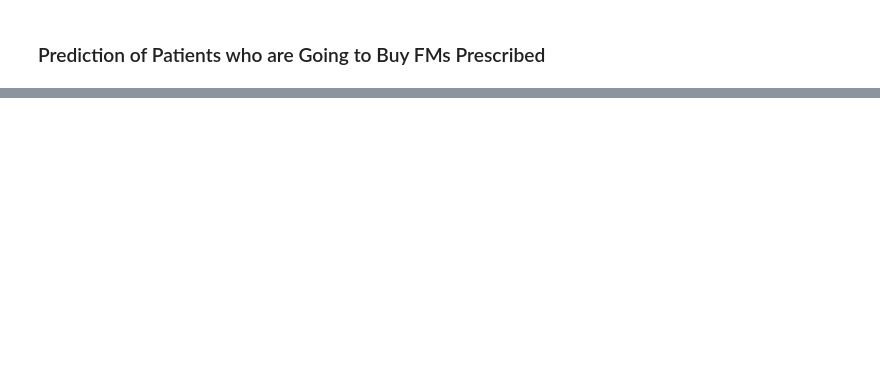
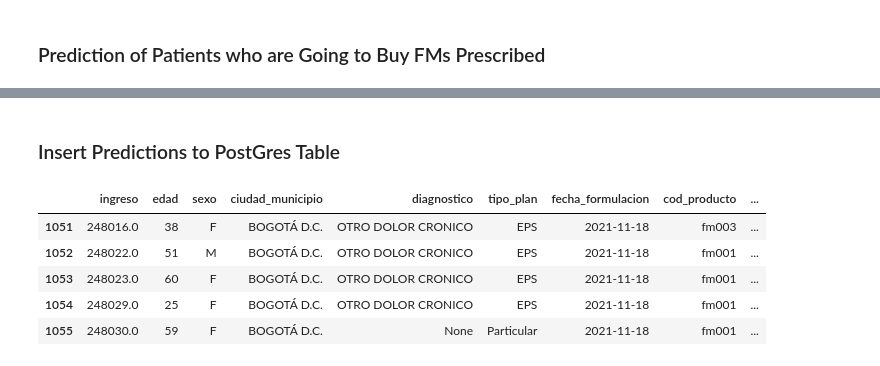
Before and after one commit to princeKike27/Khiron-Next-Buyers-FM, a Jupyter notebook: Next_Buyers_K_Classifier.ipynb, the cells around one changed output, grey strips where cells are left out. Cells and saved outputs as stored; diff of their text form; code cells hidden in the pictures; blank space fills up the shorter version.

```diff
--- a/Next_Buyers_K_Classifier.ipynb
+++ b/Next_Buyers_K_Classifier.ipynb
@@ -1913,0 +1935,24 @@ df_date_raw.to_csv(file_name, index=False, encoding='utf-8-sig')
+# %%
+# import psycopg2 to connect to Postgres
+import psycopg2
+
+params = {
+    "host"      : "khcosbdp1.postgres.database.azure.com",
+    "database"  : "DEVKHIRON",
+    "user"      : "administrador@khcosbdp1",
+    "password"  : "F1l1p1n4#-2"
+}
+
+def connect(params):
+    """ Connect to the PostgreSQL database server """
+    conn = None
+    try:
+        # connect to the PostgreSQL server
+        print('Connecting to the PostgreSQL database...')
+        conn = psycopg2.connect(**params)
+    except (Exception, psycopg2.DatabaseError) as error:
+        print(error)
+
+    return conn
+
+cnxn = connect(params)
@@ -1913,0 +1963,2 @@ df_date_raw.to_csv(file_name, index=False, encoding='utf-8-sig')
+# %% [markdown]
+### Insert Predictions to PostGres Table
@@ -1913,0 +1975,11 @@ df_date_raw.to_csv(file_name, index=False, encoding='utf-8-sig')
+# %%
+# test that table in postgres has inserted values
+df_pg_test = pd.read_sql('SELECT * FROM "SKHIRON"."F_Predict_Bu_K"', cnxn)
+df_pg_test.tail()
+# %% [output]
+|  | ingreso | edad | sexo | ciudad_municipio | diagnostico | tipo_plan | fecha_formulacion | cod_producto | ... |
+| 1051 | 248016.0 | 38 | F | BOGOTÁ D.C. | OTRO DOLOR CRONICO | EPS | 2021-11-18 | fm003 | ... |
+| 1052 | 248022.0 | 51 | M | BOGOTÁ D.C. | OTRO DOLOR CRONICO | EPS | 2021-11-18 | fm001 | ... |
+| 1053 | 248023.0 | 60 | F | BOGOTÁ D.C. | OTRO DOLOR CRONICO | EPS | 2021-11-18 | fm001 | ... |
+| 1054 | 248029.0 | 25 | F | BOGOTÁ D.C. | OTRO DOLOR CRONICO | EPS | 2021-11-18 | fm001 | ... |
+| 1055 | 248030.0 | 59 | F | BOGOTÁ D.C. | None | Particular | 2021-11-18 | fm001 | ... |
```
Also changed, not shown: parts of 24 cells of this notebook.
